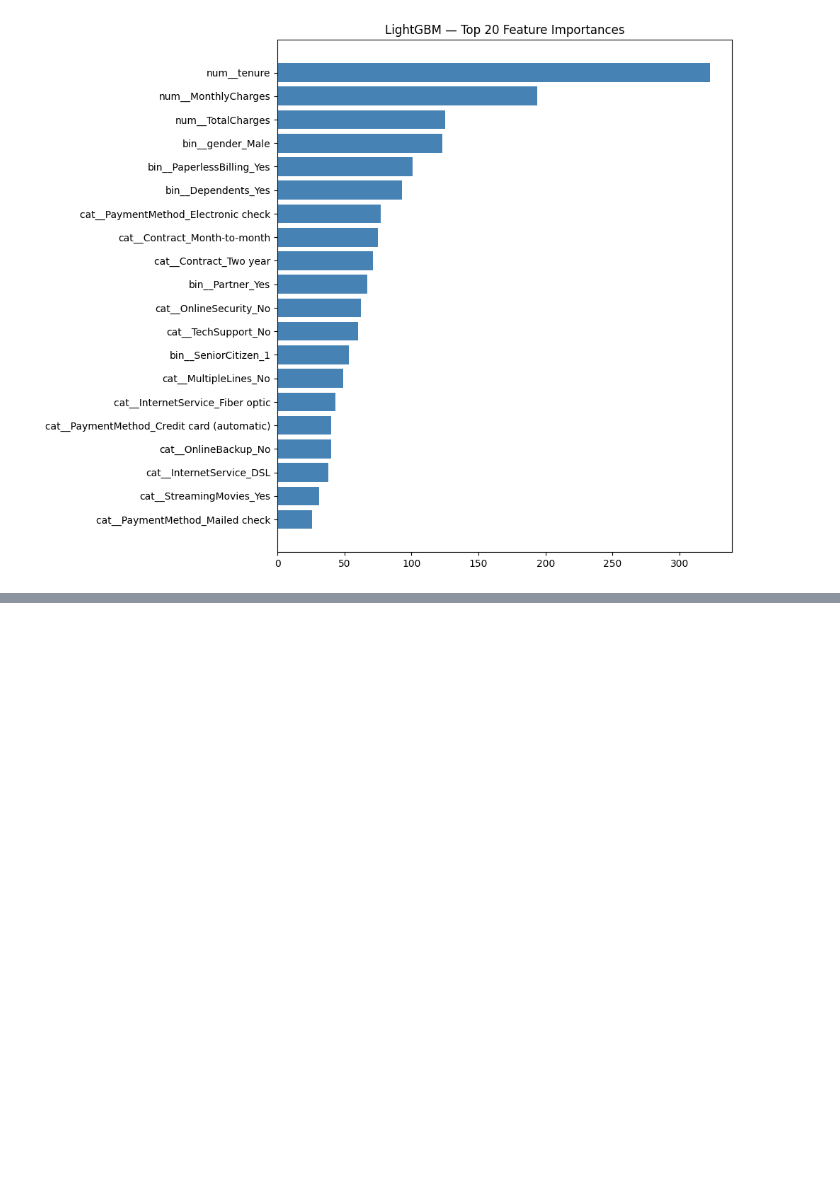
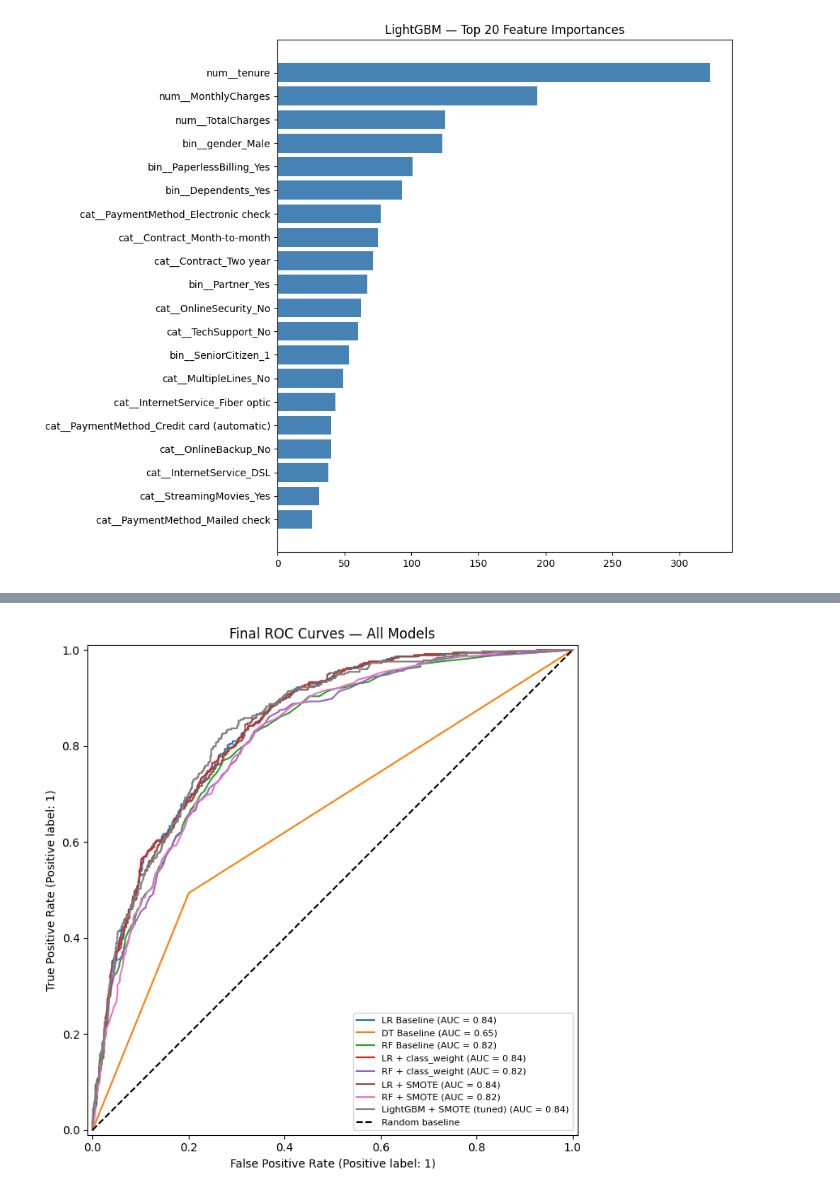
Before and after one commit to adityandandia/ml-from-scratch, a Jupyter notebook: Tabular ML/churn_eda.ipynb, the cells around one changed output, grey strips where cells are left out. Saved outputs shown, nothing was run; the diff lists cells and outputs as text; code cells hidden in the pictures; blank space fills up the shorter version.

Commit message:
add Phase 6 final evaluation, SHAP analysis and series finale

```diff
--- a/Tabular ML/churn_eda.ipynb
+++ b/Tabular ML/churn_eda.ipynb
@@ -580,3 +580,34 @@ plt.tight_layout()
 plt.show()
 # %% [output]
 [figure]
+# %%
+from sklearn.metrics import roc_auc_score, classification_report
+import pandas as pd
+
+models_all = {
+    'LR Baseline': lr_pipeline,
+    'DT Baseline': dt_pipeline,
+    'RF Baseline': rf_pipeline,
+    'LR + class_weight': lr_balanced,
+    'RF + class_weight': rf_balanced,
+    'LR + SMOTE': lr_smote,
+    'RF + SMOTE': rf_smote,
+    'LightGBM + SMOTE (tuned)': best_model
+}
+
+results = []
+for name, model in models_all.items():
+    y_pred = model.predict(X_test)
+    y_prob = model.predict_proba(X_test)[:, 1]
+    report = classification_report(y_test, y_pred, output_dict=True)
+    results.append({
+        'Model': name,
+        'ROC-AUC': round(roc_auc_score(y_test, y_prob), 4),
+        'Churn Recall': round(report['1']['recall'], 2),
+        'Churn Precision': round(report['1']['precision'], 2),
+        'Churn F1': round(report['1']['f1-score'], 2),
+        'Accuracy': round(report['accuracy'], 2)
+    })
+
+results_df = pd.DataFrame(results).sort_values('ROC-AUC', ascending=False)
+print(results_df.to_string(index=False))
@@ -582,0 +624,16 @@ plt.show()
+# %%
+from sklearn.metrics import RocCurveDisplay
+import matplotlib.pyplot as plt
+
+fig, ax = plt.subplots(figsize=(10, 7))
+
+for name, model in models_all.items():
+    RocCurveDisplay.from_estimator(model, X_test, y_test, ax=ax, name=name)
+
+ax.plot([0, 1], [0, 1], 'k--', label='Random baseline')
+ax.set_title("Final ROC Curves — All Models")
+plt.legend(loc='lower right', fontsize=8)
+plt.tight_layout()
+plt.show()
+# %% [output]
+[figure, added]
```
Also changed, not shown: parts of 4 cells of this notebook, 1 other file.
